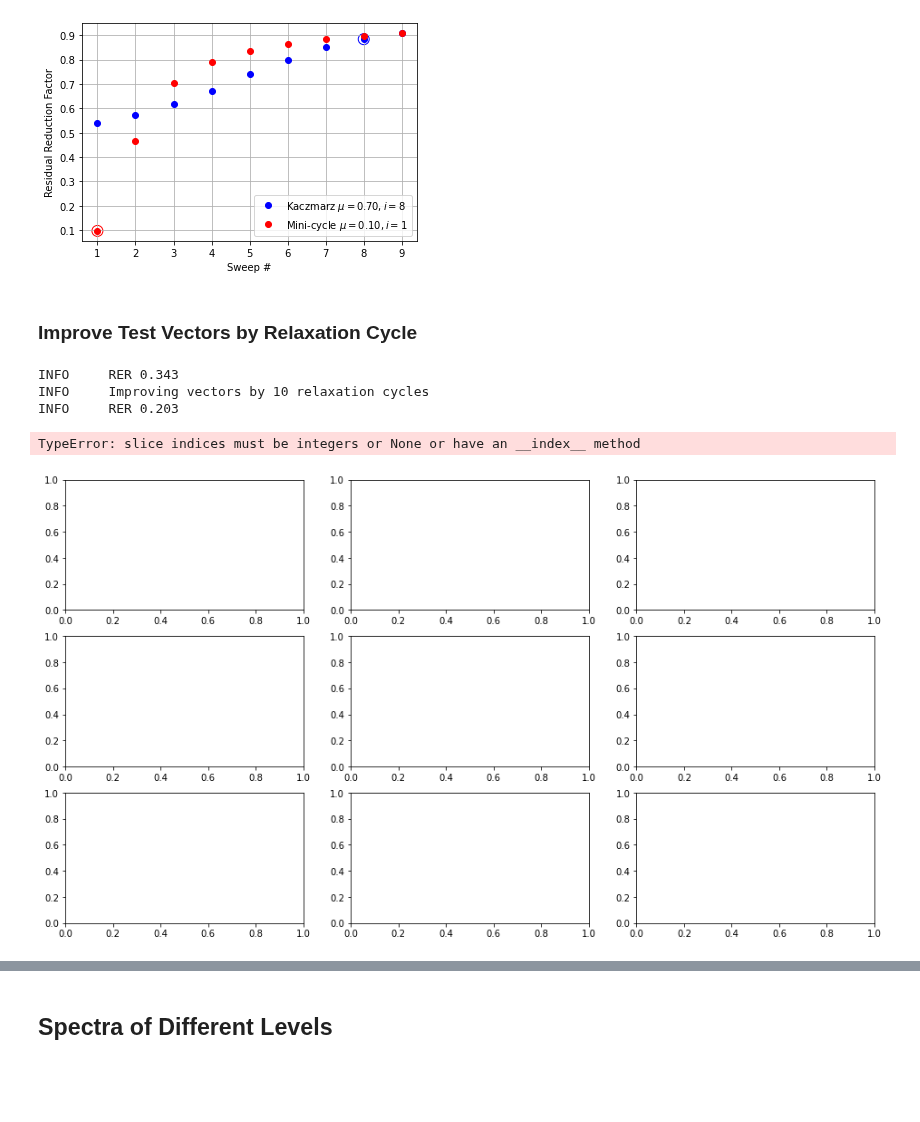
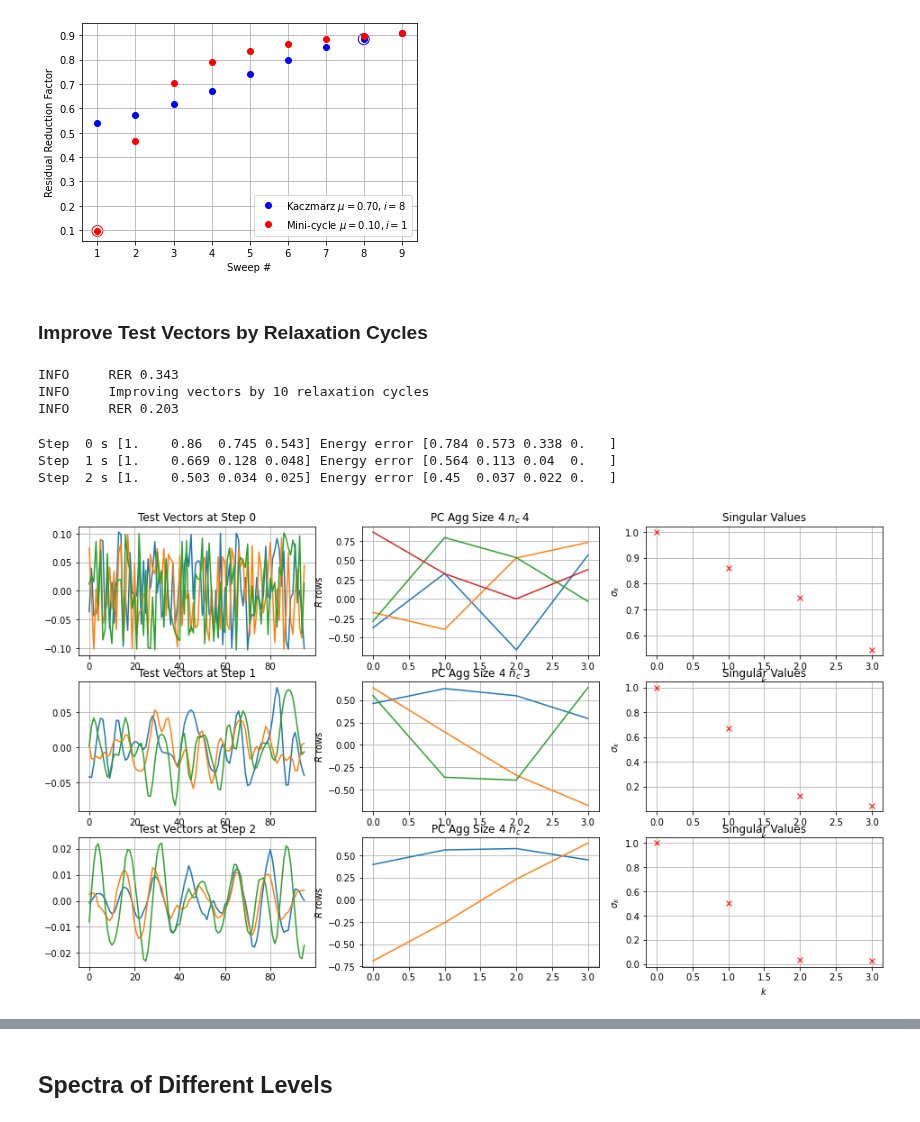
Before and after one commit to 436ahsan/Helmholtz, a Jupyter notebook: notebooks/multilevel_repetitive_alignment.ipynb, the cells around one changed output, grey strips where cells are left out. Saved outputs shown, nothing was run; the diff lists cells and outputs as text; code cells hidden in the pictures; blank space fills up the shorter version.

Commit message:
Got to alignment at level 1 after relax cycles at level 0. Local alignment is strong; alignment angles are close to each other.

```diff
--- a/notebooks/multilevel_repetitive_alignment.ipynb
+++ b/notebooks/multilevel_repetitive_alignment.ipynb
@@ -485,7 +485,7 @@ INFO     Relax conv 0.91 shrinkage 0.10 PODR RER 0.67 after 1 sweeps. Work 9.5 e
 INFO     Two-level (8, 0; 3) relaxation cycle is slow after 10 steps
 [figure]
 # %% [markdown]
-### Improve Test Vectors by Relaxation Cycle
+### Improve Test Vectors by Relaxation Cycles
 # %%
 def relax_cycle(x):
     return hm.solve.relax_cycle.relax_cycle(multilevel, 1.0, nu_pre, nu_post, nu_coarsest).run(x)
@@ -502,37 +502,43 @@ INFO     Improving vectors by 10 relaxation cycles
 INFO     RER 0.203
 # %%
 aggregate_size = 4
+threshold = 0.1
 fig, axs = plt.subplots(len(x_log), 3, figsize=(16, 3 * len(x_log)))
 for row, x in enumerate(x_log):
-    start, end = 0, aggregate_size
-    x_aggregate_t = x[start:end].transpose()
-    r, s = hm.setup.coarsening_uniform.create_coarsening(x_aggregate_t, threshold)
+    x_aggregate_t = np.concatenate(
+        tuple(hm.linalg.get_window(x, offset, aggregate_size)
+              for offset in range(max((4 * aggregate_size) // x.shape[1], 1))), axis=1).transpose()
+#     start, end = 0, aggregate_size
+#     x_aggregate_t = x[start:end].transpose()
+    r, s = hrc.create_coarsening(x_aggregate_t, threshold)
     r = r.asarray()
 
     # Relaxed vectors.
     ax = axs[row, 0]
     for i in range(3):
         ax.plot(x[:, i]);
     ax.grid(True)
     ax.set_title(r"Test Vectors at Step {}".format(row))
 
     ax = axs[row, 1]
     # R should be real-valued, but cast just in case.
     for i, ri in enumerate(np.real(r)):
         ax.plot(ri)
-    ax.set_title(r"Agg Size {} $n_c$ {}".format(r.shape[1], r.shape[0]))
+    ax.set_title(r"PC Agg Size {} $n_c$ {}".format(r.shape[1], r.shape[0]))
     ax.set_ylabel(r"$R$ rows")
     ax.grid(True);
 
     # Singular values, normalized to sigma_max = 1.
     ax = axs[row, 2]
     ax.plot(s / s[0], "rx")
     ax.set_title("Singular Values")
     ax.set_xlabel(r"$k$")
     ax.set_ylabel(r"$\sigma_k$")
     ax.grid(True);
 
     print("Step {:2d}".format(row), "s", s / s[0], "Energy error", (1 - np.cumsum(s ** 2) / sum(s ** 2)) ** 0.5)
 # %% [output]
-TypeError: slice indices must be integers or None or have an __index__ method
+Step  0 s [1.    0.86  0.745 0.543] Energy error [0.784 0.573 0.338 0.   ]
+Step  1 s [1.    0.669 0.128 0.048] Energy error [0.564 0.113 0.04  0.   ]
+Step  2 s [1.    0.503 0.034 0.025] Energy error [0.45  0.037 0.022 0.   ]
-[figure, old version]
+[figure, new version]
```
Also changed, not shown: parts of 4 cells of this notebook, 3 other files.
